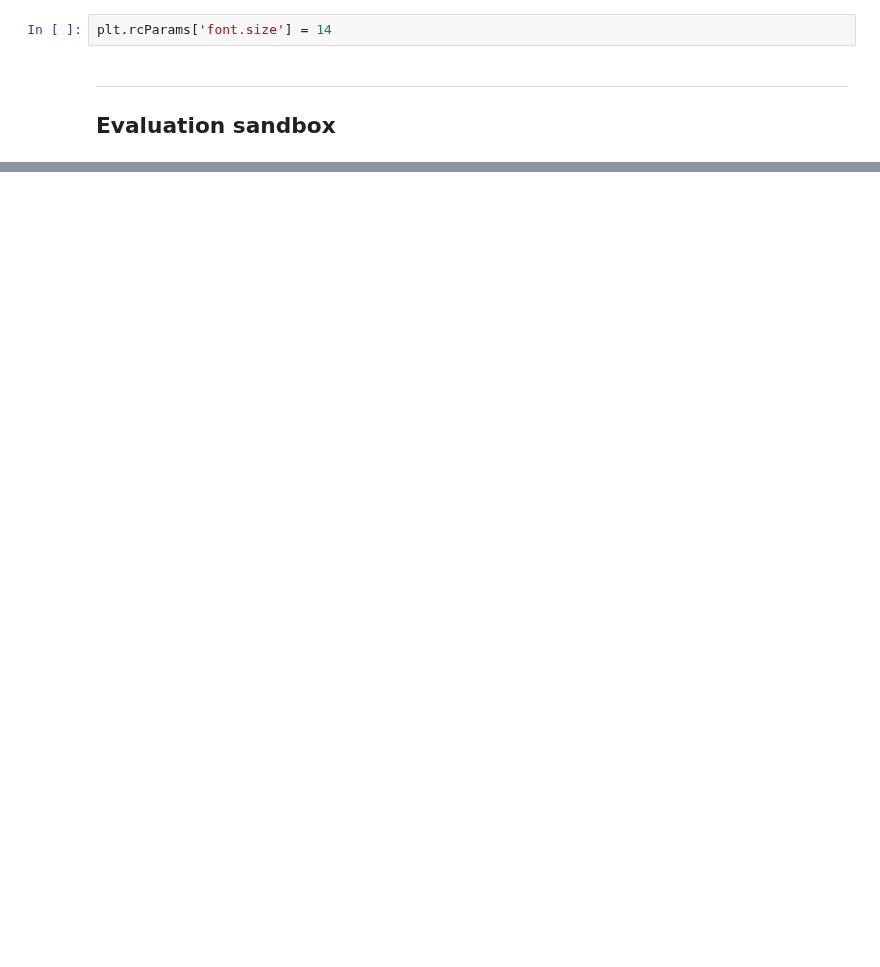
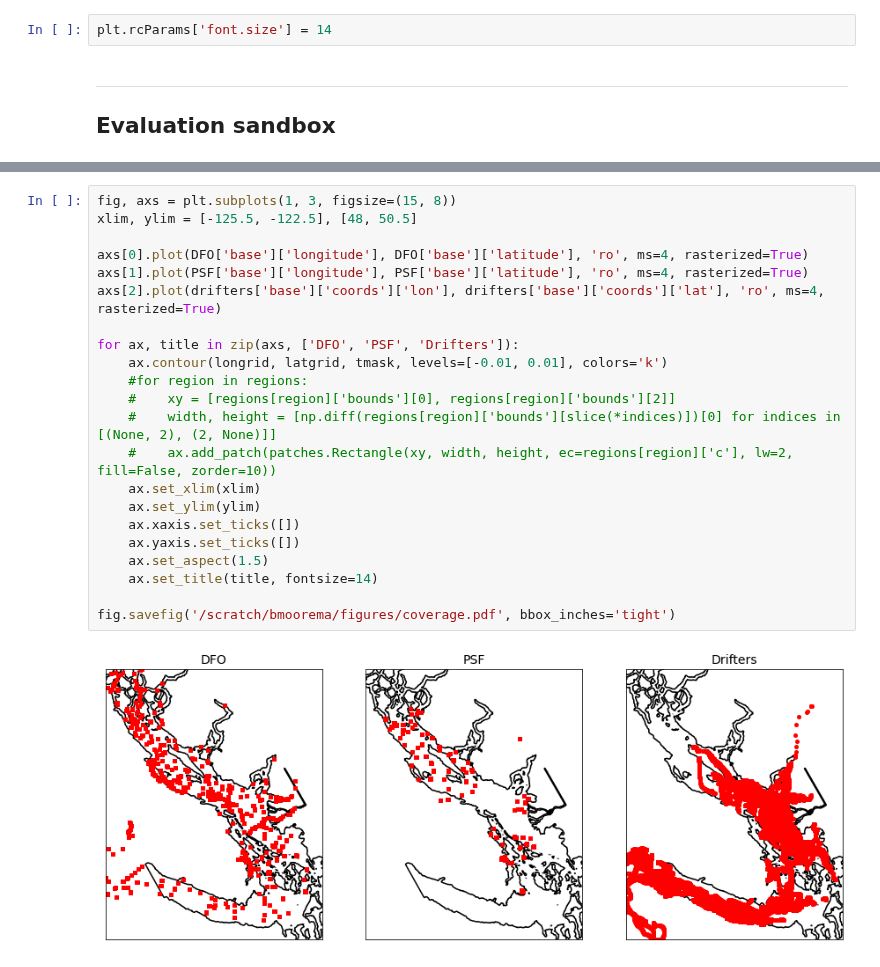
Before and after one commit to SalishSeaCast/analysis-ben, a Jupyter notebook: notebooks/graham/evaluation.ipynb, the cells around one changed output, grey strips where cells are left out. Saved outputs shown, nothing was run; the diff lists cells and outputs as text; blank space fills up the shorter version.

```diff
--- a/notebooks/graham/evaluation.ipynb
+++ b/notebooks/graham/evaluation.ipynb
@@ -71,0 +241,24 @@ for col, case in zip(axs.T, ['nowaves', 'frachs08', 'base', 'frachs13', 'charnoc
+# %%
+fig, axs = plt.subplots(1, 3, figsize=(15, 8))
+xlim, ylim = [-125.5, -122.5], [48, 50.5]
+
+axs[0].plot(DFO['base']['longitude'], DFO['base']['latitude'], 'ro', ms=4, rasterized=True)
+axs[1].plot(PSF['base']['longitude'], PSF['base']['latitude'], 'ro', ms=4, rasterized=True)
+axs[2].plot(drifters['base']['coords']['lon'], drifters['base']['coords']['lat'], 'ro', ms=4, rasterized=True)
+
+for ax, title in zip(axs, ['DFO', 'PSF', 'Drifters']):
+    ax.contour(longrid, latgrid, tmask, levels=[-0.01, 0.01], colors='k')
+    #for region in regions:
+    #    xy = [regions[region]['bounds'][0], regions[region]['bounds'][2]]
+    #    width, height = [np.diff(regions[region]['bounds'][slice(*indices)])[0] for indices in [(None, 2), (2, None)]]
+    #    ax.add_patch(patches.Rectangle(xy, width, height, ec=regions[region]['c'], lw=2, fill=False, zorder=10))
+    ax.set_xlim(xlim)
+    ax.set_ylim(ylim)
+    ax.xaxis.set_ticks([])
+    ax.yaxis.set_ticks([])
+    ax.set_aspect(1.5)
+    ax.set_title(title, fontsize=14)
+
+fig.savefig('/scratch/bmoorema/figures/coverage.pdf', bbox_inches='tight')
+# %% [output]
+[figure, added]
```
Also changed, not shown: parts of 31 cells of this notebook, 6 other files.
